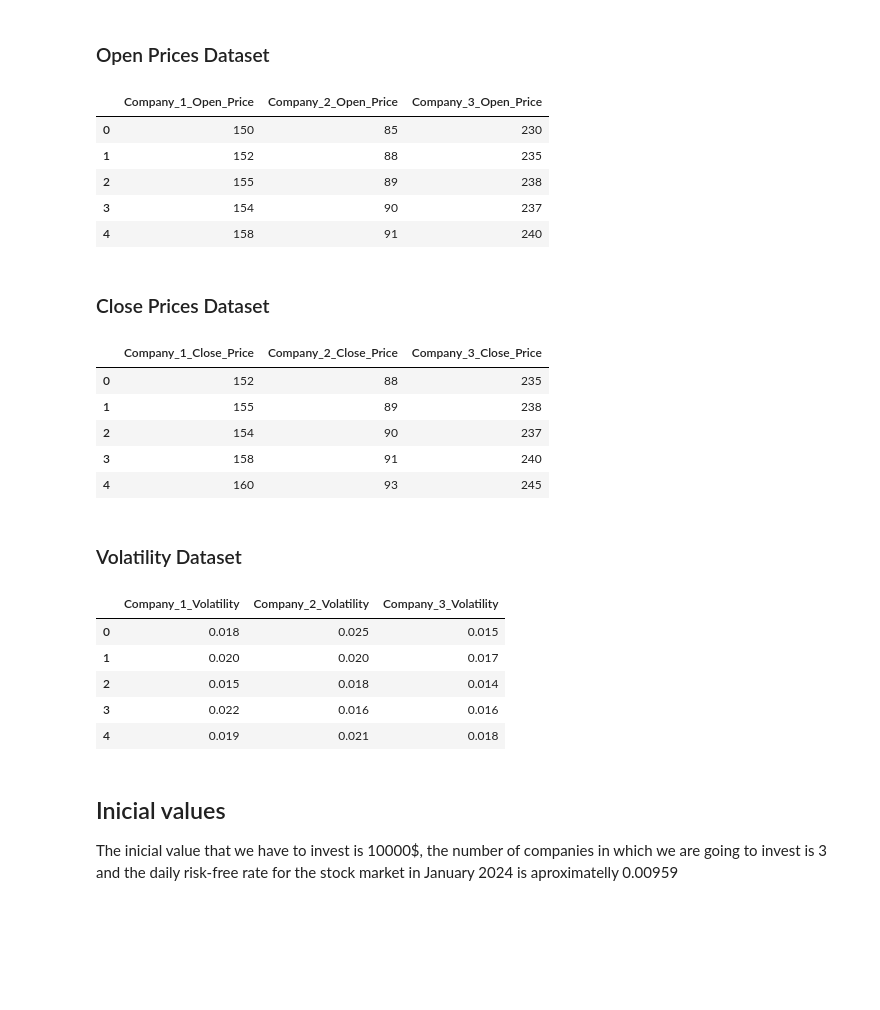
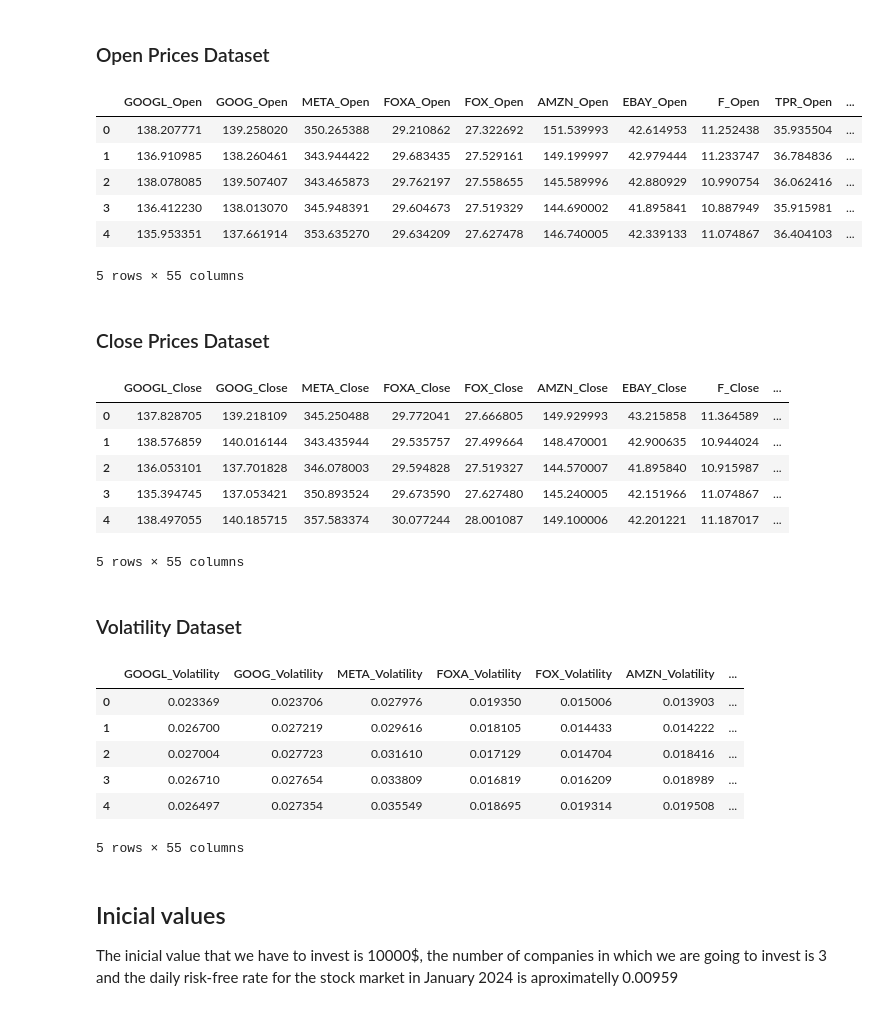
Before and after one commit to EstevesX10/SP500-Stock-Forecasting-and-Optimization, a Jupyter notebook: SP500 Stock Forecasting and Optimization/modelo_genetico.ipynb, the cells around one changed output. Drawn from its saved outputs; the diff is of its cells as text; code cells hidden in the pictures; blank space fills up the shorter version.

```diff
--- a/SP500 Stock Forecasting and Optimization/modelo_genetico.ipynb
+++ b/SP500 Stock Forecasting and Optimization/modelo_genetico.ipynb
@@ -52,57 +33,48 @@ daily_exp_returns.head()
 # %% [markdown]
 ### Open Prices Dataset
 # %%
-open_prices = pd.DataFrame()
-for x in companies:
-    company = pd.read_csv(f'company_{x}_january_2024.csv')
-    open_prices[f'Company_{x}_Open_Price'] = company['open_price']
-
-open_prices.to_csv('Open_Prices_january_2024.csv', index=False)
-
+dataset_path = 'Stocks-Open-Prices.csv'
+open_prices = pd.read_csv(dataset_path)
+open_prices = open_prices.drop(columns=['Date'])
 open_prices.head()
 # %% [output]
-|  | Company_1_Open_Price | Company_2_Open_Price | Company_3_Open_Price |
-| 0 | 150 | 85 | 230 |
-| 1 | 152 | 88 | 235 |
-| 2 | 155 | 89 | 238 |
-| 3 | 154 | 90 | 237 |
-| 4 | 158 | 91 | 240 |
+|  | GOOGL_Open | GOOG_Open | META_Open | FOXA_Open | FOX_Open | AMZN_Open | EBAY_Open | F_Open | TPR_Open | ... |
+| 0 | 138.207771 | 139.258020 | 350.265388 | 29.210862 | 27.322692 | 151.539993 | 42.614953 | 11.252438 | 35.935504 | ... |
+| 1 | 136.910985 | 138.260461 | 343.944422 | 29.683435 | 27.529161 | 149.199997 | 42.979444 | 11.233747 | 36.784836 | ... |
+| 2 | 138.078085 | 139.507407 | 343.465873 | 29.762197 | 27.558655 | 145.589996 | 42.880929 | 10.990754 | 36.062416 | ... |
+| 3 | 136.412230 | 138.013070 | 345.948391 | 29.604673 | 27.519329 | 144.690002 | 41.895841 | 10.887949 | 35.915981 | ... |
+| 4 | 135.953351 | 137.661914 | 353.635270 | 29.634209 | 27.627478 | 146.740005 | 42.339133 | 11.074867 | 36.404103 | ... |
+5 rows × 55 columns
 # %% [markdown]
 ### Close Prices Dataset
 # %%
-close_prices = pd.DataFrame()
-for x in companies:
-    company = pd.read_csv(f'company_{x}_january_2024.csv')
-    close_prices[f'Company_{x}_Close_Price'] = company['close_price']
-
-close_prices.to_csv('Close_Prices_january_2024.csv', index=False)
-
+dataset_path = 'Stocks-Closing-Prices.csv'
+close_prices = pd.read_csv(dataset_path)
+close_prices = close_prices.drop(columns=['Date'])
 close_prices.head()
 # %% [output]
-|  | Company_1_Close_Price | Company_2_Close_Price | Company_3_Close_Price |
-| 0 | 152 | 88 | 235 |
-| 1 | 155 | 89 | 238 |
-| 2 | 154 | 90 | 237 |
-| 3 | 158 | 91 | 240 |
-| 4 | 160 | 93 | 245 |
+|  | GOOGL_Close | GOOG_Close | META_Close | FOXA_Close | FOX_Close | AMZN_Close | EBAY_Close | F_Close | ... |
+| 0 | 137.828705 | 139.218109 | 345.250488 | 29.772041 | 27.666805 | 149.929993 | 43.215858 | 11.364589 | ... |
+| 1 | 138.576859 | 140.016144 | 343.435944 | 29.535757 | 27.499664 | 148.470001 | 42.900635 | 10.944024 | ... |
+| 2 | 136.053101 | 137.701828 | 346.078003 | 29.594828 | 27.519327 | 144.570007 | 41.895840 | 10.915987 | ... |
+| 3 | 135.394745 | 137.053421 | 350.893524 | 29.673590 | 27.627480 | 145.240005 | 42.151966 | 11.074867 | ... |
+| 4 | 138.497055 | 140.185715 | 357.583374 | 30.077244 | 28.001087 | 149.100006 | 42.201221 | 11.187017 | ... |
+5 rows × 55 columns
 # %% [markdown]
 ### Volatility Dataset
 # %%
-volatility = pd.DataFrame()
-for x in companies:
-    company = pd.read_csv(f'company_{x}_january_2024.csv')
-    volatility[f'Company_{x}_Volatility'] = company['volatility']
-
-volatility.to_csv('Volatility_january_2024.csv', index=False)
-
+dataset_path = 'Stocks-Volatility.csv'
+volatility = pd.read_csv(dataset_path)
+volatility = volatility.drop(columns=['Date'])
 volatility.head()
 # %% [output]
-|  | Company_1_Volatility | Company_2_Volatility | Company_3_Volatility |
-| 0 | 0.018 | 0.025 | 0.015 |
-| 1 | 0.020 | 0.020 | 0.017 |
-| 2 | 0.015 | 0.018 | 0.014 |
-| 3 | 0.022 | 0.016 | 0.016 |
-| 4 | 0.019 | 0.021 | 0.018 |
+|  | GOOGL_Volatility | GOOG_Volatility | META_Volatility | FOXA_Volatility | FOX_Volatility | AMZN_Volatility | ... |
+| 0 | 0.023369 | 0.023706 | 0.027976 | 0.019350 | 0.015006 | 0.013903 | ... |
+| 1 | 0.026700 | 0.027219 | 0.029616 | 0.018105 | 0.014433 | 0.014222 | ... |
+| 2 | 0.027004 | 0.027723 | 0.031610 | 0.017129 | 0.014704 | 0.018416 | ... |
+| 3 | 0.026710 | 0.027654 | 0.033809 | 0.016819 | 0.016209 | 0.018989 | ... |
+| 4 | 0.026497 | 0.027354 | 0.035549 | 0.018695 | 0.019314 | 0.019508 | ... |
+5 rows × 55 columns
 # %% [markdown]
 ## Inicial values
 The inicial value that we have to invest is 10000$, the number of companies in which we are going to invest is 3 and the daily risk-free rate for the stock market in January 2024 is aproximatelly 0.00959
```
Also changed, not shown: parts of 21 cells of this notebook.
